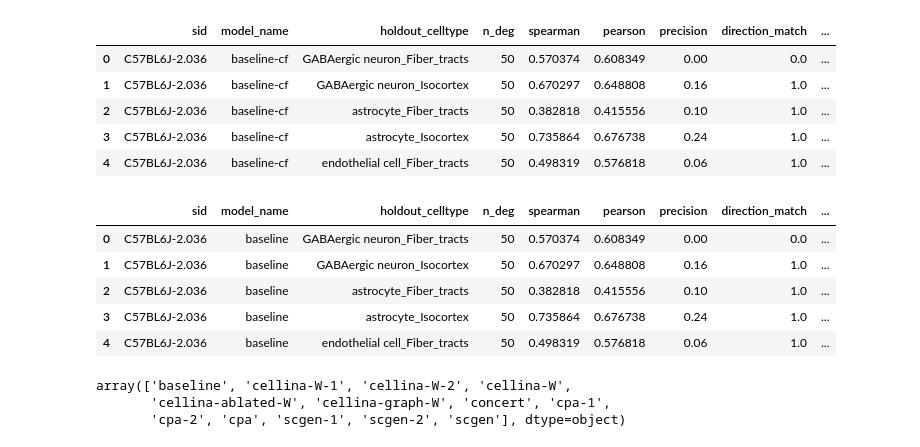
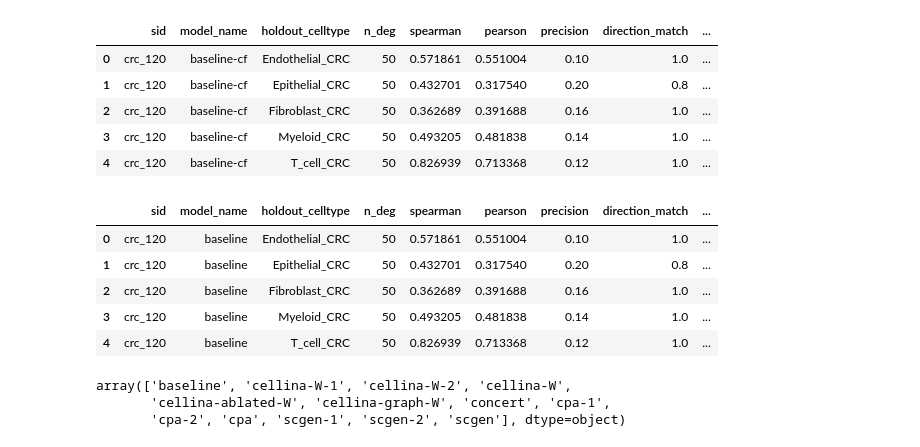
Before and after one commit to PMBio/cellina-reproducibility, a Jupyter notebook: notebooks/ood_plots.ipynb, the cells around one changed output. Saved outputs shown, nothing was run; the diff lists cells and outputs as text; code cells hidden in the pictures.

```diff
--- a/notebooks/ood_plots.ipynb
+++ b/notebooks/ood_plots.ipynb
@@ -11,7 +11,7 @@ import pandas as pd
 import seaborn as sns
 import matplotlib.pyplot as plt
 import os
-DATA_ROOT = '/data/a330d' #os.environ.get("DATA_ROOT", ".")
+DATA_ROOT = '/data2/a330d' #os.environ.get("DATA_ROOT", ".")
 import numpy as np
 import glob
 import numpy as np
@@ -21,7 +21,7 @@ import matplotlib as mpl
 
 from plotting import plot_model_comparison
 # %%
-dataset_name = "merfish" # Options: merfish, crc
+dataset_name = "crc" # Options: merfish, crc
 # %%
 corr_dir = os.path.join(DATA_ROOT, f"datasets/{dataset_name}/correlations")
 pattern = os.path.join(corr_dir, "*.json")
@@ -43,38 +43,39 @@ for fp in files:
         continue
 
     try:
         rows.append({
             "sid": f"crc_{sid}" if dataset_name == "crc" else sid,
             "model_name": model_name,
             "holdout_celltype": holdout_celltype,
             "n_deg": data.get("n_deg"),
             "spearman": data.get("spearman"),
             "pearson": data.get("pearson"),
             "precision": data.get("precision"),
             "direction_match": data.get("direction_match"),
             "direction_match_k": data.get("direction_match_k"),
             "direction_match_gt": data.get("direction_match_gt"),
             "mixing_index": data.get("mixing_index"),
             "edistance_global": data.get("edistance_global"),
             "edistance_local": data.get("edistance_local"),
             "edistance_pca": data.get("edistance_pca"),
             "edistance_pca_log": data.get("edistance_pca_log"),
             "rmse": data.get("rmse"),
             "mse_lfc": data.get("mse_lfc"),
+            "nb_deviance": data.get("nb_deviance"),
         })
     except Exception as e:
         print(f"Error processing file {fp}: {e}")
         continue
 
 data_df = pd.DataFrame(rows)
 data_df.head()
 # %% [output]
 |  | sid | model_name | holdout_celltype | n_deg | spearman | pearson | precision | direction_match | ... |
-| 0 | C57BL6J-2.036 | baseline-cf | GABAergic neuron_Fiber_tracts | 50 | 0.570374 | 0.608349 | 0.00 | 0.0 | ... |
-| 1 | C57BL6J-2.036 | baseline-cf | GABAergic neuron_Isocortex | 50 | 0.670297 | 0.648808 | 0.16 | 1.0 | ... |
-| 2 | C57BL6J-2.036 | baseline-cf | astrocyte_Fiber_tracts | 50 | 0.382818 | 0.415556 | 0.10 | 1.0 | ... |
-| 3 | C57BL6J-2.036 | baseline-cf | astrocyte_Isocortex | 50 | 0.735864 | 0.676738 | 0.24 | 1.0 | ... |
-| 4 | C57BL6J-2.036 | baseline-cf | endothelial cell_Fiber_tracts | 50 | 0.498319 | 0.576818 | 0.06 | 1.0 | ... |
+| 0 | crc_120 | baseline-cf | Endothelial_CRC | 50 | 0.571861 | 0.551004 | 0.10 | 1.0 | ... |
+| 1 | crc_120 | baseline-cf | Epithelial_CRC | 50 | 0.432701 | 0.317540 | 0.20 | 0.8 | ... |
+| 2 | crc_120 | baseline-cf | Fibroblast_CRC | 50 | 0.362689 | 0.391688 | 0.16 | 1.0 | ... |
+| 3 | crc_120 | baseline-cf | Myeloid_CRC | 50 | 0.493205 | 0.481838 | 0.14 | 1.0 | ... |
+| 4 | crc_120 | baseline-cf | T_cell_CRC | 50 | 0.826939 | 0.713368 | 0.12 | 1.0 | ... |
 # %%
 # Remove -cf from the end of each model_name
 data_df["model_name"] = data_df["model_name"].str.replace("-cf", "", regex=False)
@@ -82,11 +83,11 @@ n_deg = data_df["n_deg"].iloc[0]
 data_df.head()
 # %% [output]
 |  | sid | model_name | holdout_celltype | n_deg | spearman | pearson | precision | direction_match | ... |
-| 0 | C57BL6J-2.036 | baseline | GABAergic neuron_Fiber_tracts | 50 | 0.570374 | 0.608349 | 0.00 | 0.0 | ... |
-| 1 | C57BL6J-2.036 | baseline | GABAergic neuron_Isocortex | 50 | 0.670297 | 0.648808 | 0.16 | 1.0 | ... |
-| 2 | C57BL6J-2.036 | baseline | astrocyte_Fiber_tracts | 50 | 0.382818 | 0.415556 | 0.10 | 1.0 | ... |
-| 3 | C57BL6J-2.036 | baseline | astrocyte_Isocortex | 50 | 0.735864 | 0.676738 | 0.24 | 1.0 | ... |
-| 4 | C57BL6J-2.036 | baseline | endothelial cell_Fiber_tracts | 50 | 0.498319 | 0.576818 | 0.06 | 1.0 | ... |
+| 0 | crc_120 | baseline | Endothelial_CRC | 50 | 0.571861 | 0.551004 | 0.10 | 1.0 | ... |
+| 1 | crc_120 | baseline | Epithelial_CRC | 50 | 0.432701 | 0.317540 | 0.20 | 0.8 | ... |
+| 2 | crc_120 | baseline | Fibroblast_CRC | 50 | 0.362689 | 0.391688 | 0.16 | 1.0 | ... |
+| 3 | crc_120 | baseline | Myeloid_CRC | 50 | 0.493205 | 0.481838 | 0.14 | 1.0 | ... |
+| 4 | crc_120 | baseline | T_cell_CRC | 50 | 0.826939 | 0.713368 | 0.12 | 1.0 | ... |
 # %%
 df = data_df.copy() # start with existing dataframe
 df["sid"] = df["sid"].astype(str)
```
Also changed, not shown: 8 other files.
